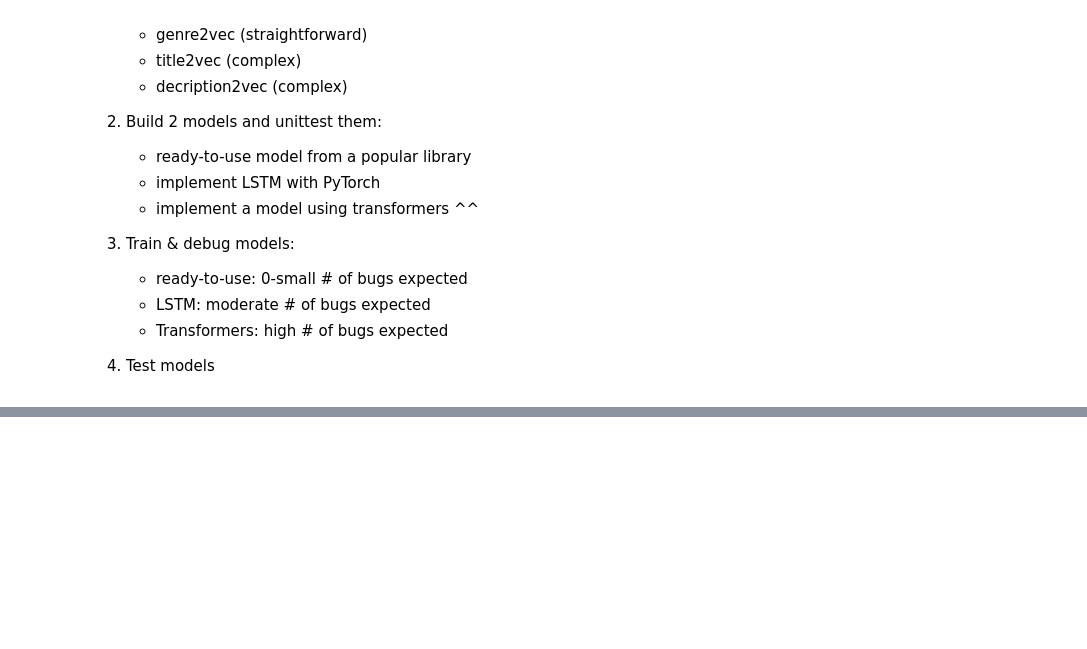
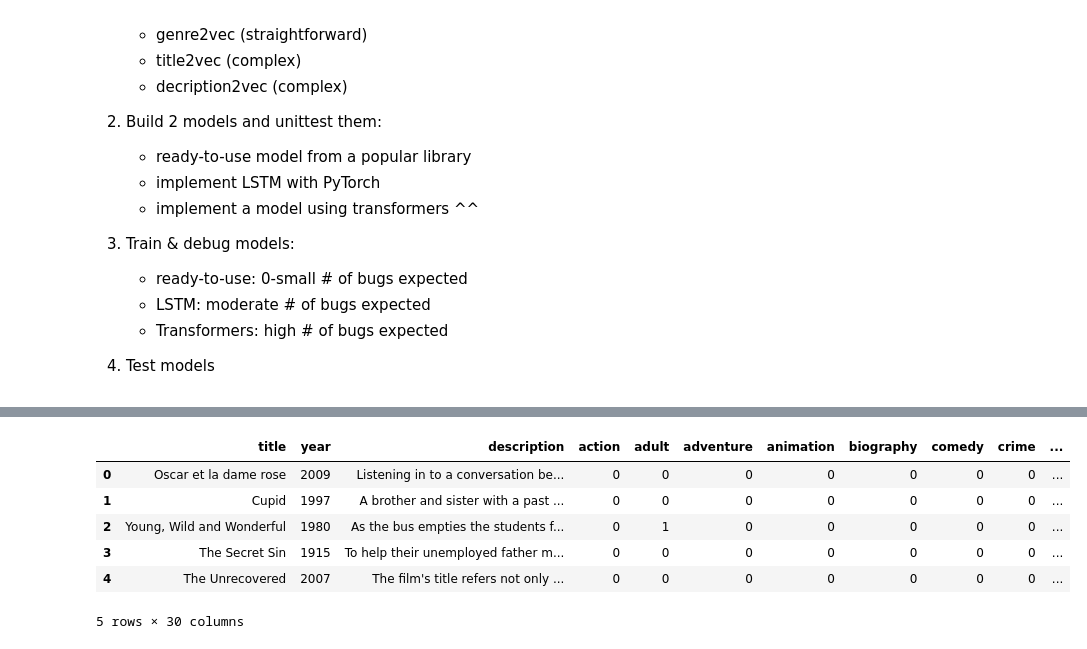
Before and after one commit to pnarkiewicz/Machine-Learning, a Jupyter notebook: genre_classification/MODEL_TRAIN.ipynb, the cells around one changed output, grey strips where cells are left out. Drawn from its saved outputs; the diff is of its cells as text; code cells hidden in the pictures; blank space fills up the shorter version.

```diff
--- a/genre_classification/MODEL_TRAIN.ipynb
+++ b/genre_classification/MODEL_TRAIN.ipynb
@@ -134,0 +87,16 @@ Successfully installed sklearn-0.0.post1
+# %%
+def one_hot_encode_categories(dataframe, target):
+    return dataframe.join(pd.get_dummies(dataframe[target])).drop(columns=target)
+
+num_df_train = one_hot_encode_categories(df_train, 'genre')
+num_df_test = one_hot_encode_categories(df_test, 'genre')
+# %%
+num_df_train.head()
+# %% [output]
+|  | title | year | description | action | adult | adventure | animation | biography | comedy | crime | ... |
+| 0 | Oscar et la dame rose | 2009 | Listening in to a conversation be... | 0 | 0 | 0 | 0 | 0 | 0 | 0 | ... |
+| 1 | Cupid | 1997 | A brother and sister with a past ... | 0 | 0 | 0 | 0 | 0 | 0 | 0 | ... |
+| 2 | Young, Wild and Wonderful | 1980 | As the bus empties the students f... | 0 | 1 | 0 | 0 | 0 | 0 | 0 | ... |
+| 3 | The Secret Sin | 1915 | To help their unemployed father m... | 0 | 0 | 0 | 0 | 0 | 0 | 0 | ... |
+| 4 | The Unrecovered | 2007 | The film's title refers not only ... | 0 | 0 | 0 | 0 | 0 | 0 | 0 | ... |
+5 rows × 30 columns
```
Also changed, not shown: parts of 19 cells of this notebook.
